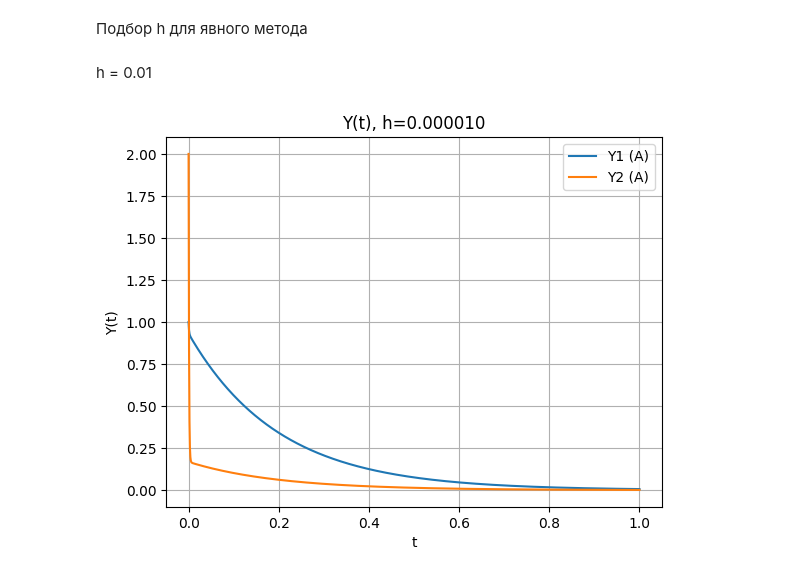
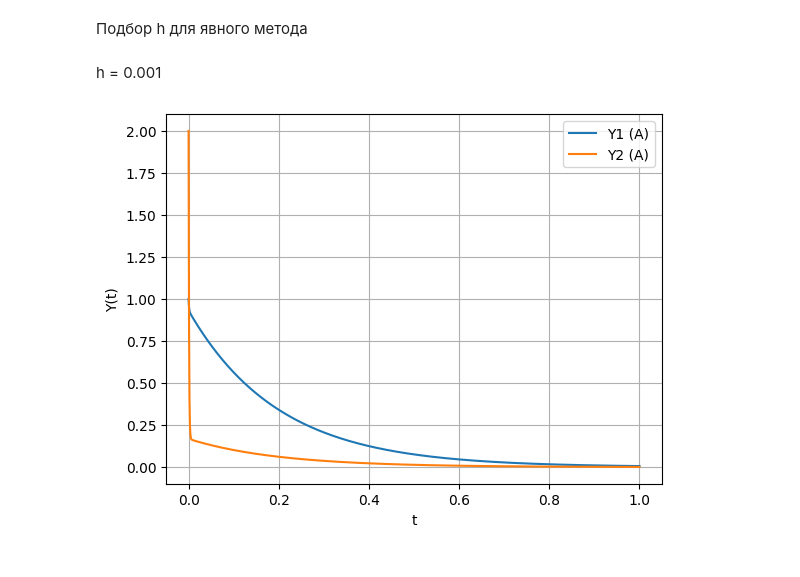
Before and after one commit to kudrmax/numerical-methods, a Jupyter notebook: differential_equation/7.6.3.ipynb, the cells around one changed output. Saved outputs shown, nothing was run; the diff lists cells and outputs as text; code cells hidden in the pictures.

```diff
--- a/differential_equation/7.6.3.ipynb
+++ b/differential_equation/7.6.3.ipynb
@@ -164,15 +164,15 @@ for file_name in sorted(os.listdir(image_folder), reverse=True):
 
 imageio.mimsave(gif_path, images, duration=0.5)
 # %% [markdown]
-h = 0.01
+h = 0.001
 # %%
 t_y, y = euler(A, Y0, t0, t1, h=0.001)
 plt.plot(t_y, y[:, 0], label='Y1 (A)')
 plt.plot(t_y, y[:, 1], label='Y2 (A)')
-plt.title(f'Y(t), h={h_step:.6f}')
+# plt.title(f'Y(t), h={h_step:.6f}')
 plt.xlabel('t')
 plt.ylabel('Y(t)')
 plt.legend()
 plt.grid(True)
 # %% [output]
-[figure, old version]
+[figure, new version]
```
Also changed, not shown: parts of 3 cells of this notebook, 6 other files.
